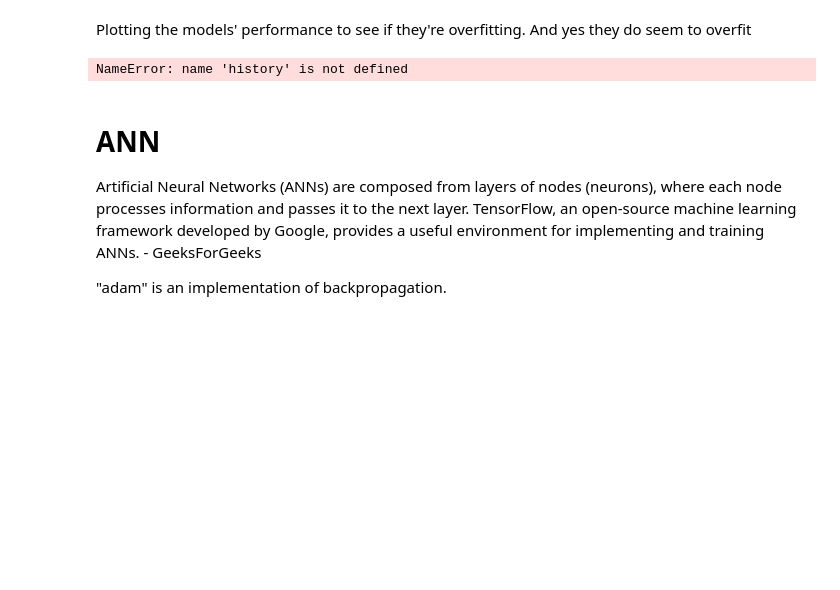
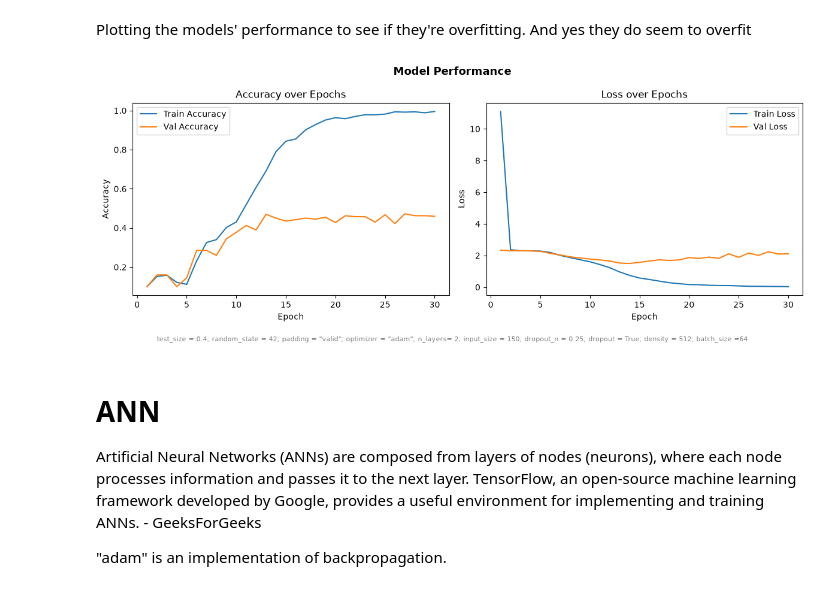
Before and after one commit to etiank/Jupyter-ML, a Jupyter notebook: main.ipynb, the cells around one changed output. Saved outputs shown, nothing was run; the diff lists cells and outputs as text; code cells hidden in the pictures; blank space fills up the shorter version.

```diff
--- a/main.ipynb
+++ b/main.ipynb
@@ -915,38 +940,36 @@ import matplotlib.pyplot as plt
 epochs_range = range(1, len(history.history['accuracy']) + 1)
 
 config_str = (
-    "test_size = 0.3, random_state = 42, padding = \"valid\", optimizer = \"rmsprop\", "
-     "n_layers= 3, input_size = 200, dropout_n = 0.50, "
-     "dropout = True, density = 256, batch_size =64, EPOCHS = 30"
+    "test_size = 0.4; random_state = 42; padding = \"valid\"; optimizer = \"adam\"; n_layers= 2; input_size = 150; dropout_n = 0.25; dropout = True; density = 512; batch_size =64"
 )
 
 fig, axes = plt.subplots(1, 2, figsize=(12, 4.5))
 
 axes[0].plot(epochs_range, history.history['accuracy'], label='Train Accuracy')
 axes[0].plot(epochs_range, history.history['val_accuracy'], label='Val Accuracy')
 axes[0].set_xlabel('Epoch')
 axes[0].set_ylabel('Accuracy')
 axes[0].legend()
 axes[0].set_title('Accuracy over Epochs')
 
 axes[1].plot(epochs_range, history.history['loss'], label='Train Loss')
 axes[1].plot(epochs_range, history.history['val_loss'], label='Val Loss')
 axes[1].set_xlabel('Epoch')
 axes[1].set_ylabel('Loss')
 axes[1].legend()
 axes[1].set_title('Loss over Epochs')
 
 # main title
 fig.suptitle('Model Performance', fontsize=13, fontweight='bold')
 
 # config caption underneath, small and unobtrusive
 fig.text(0.5, -0.02, config_str, ha='center', va='top', fontsize=8, color='gray', wrap=True)
 
 plt.tight_layout()
-plt.savefig("cnn-model-5.png", bbox_inches='tight', dpi=150)  # bbox_inches='tight' keeps the caption from getting cut off
+plt.savefig("cnn-model-7.png", bbox_inches='tight', dpi=150)  # bbox_inches='tight' keeps the caption from getting cut off
 plt.show()
 # %% [output]
-NameError: name 'history' is not defined
+[figure, added]
 # %% [markdown]
 # ANN
 Artificial Neural Networks (ANNs) are composed from layers of nodes (neurons), where each node processes information and passes it to the next layer. TensorFlow, an open-source machine learning framework developed by Google, provides a useful environment for implementing and training ANNs. - GeeksForGeeks
```
Also changed, not shown: parts of 7 cells of this notebook, 16 other files.
